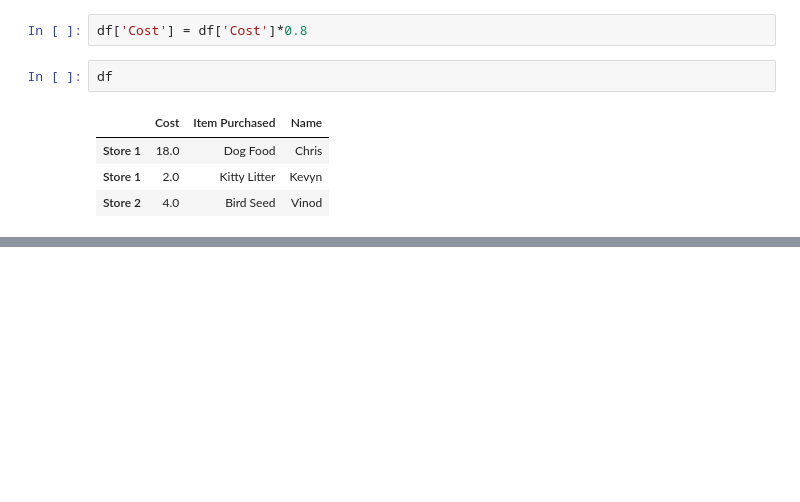
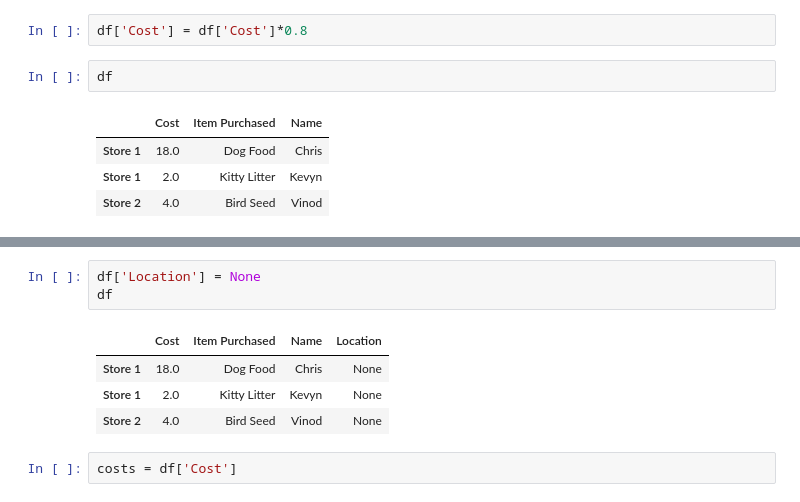
Before and after one commit to pbenmoser4/coursera, a Jupyter notebook: michigan_data_science/notes/01_introduction_to_data_science/week_two.ipynb, the cells around one changed output, grey strips where cells are left out. Saved outputs shown, nothing was run; the diff lists cells and outputs as text; blank space fills up the shorter version.

```diff
--- a/michigan_data_science/notes/01_introduction_to_data_science/week_two.ipynb
+++ b/michigan_data_science/notes/01_introduction_to_data_science/week_two.ipynb
@@ -320,0 +338,10 @@ df
+# %%
+df['Location'] = None
+df
+# %% [output]
+|  | Cost | Item Purchased | Name | Location |
+| Store 1 | 18.0 | Dog Food | Chris | None |
+| Store 1 | 2.0 | Kitty Litter | Kevyn | None |
+| Store 2 | 4.0 | Bird Seed | Vinod | None |
+# %%
+costs = df['Cost']
```
Also changed, not shown: parts of 14 cells of this notebook, 14 other files.
